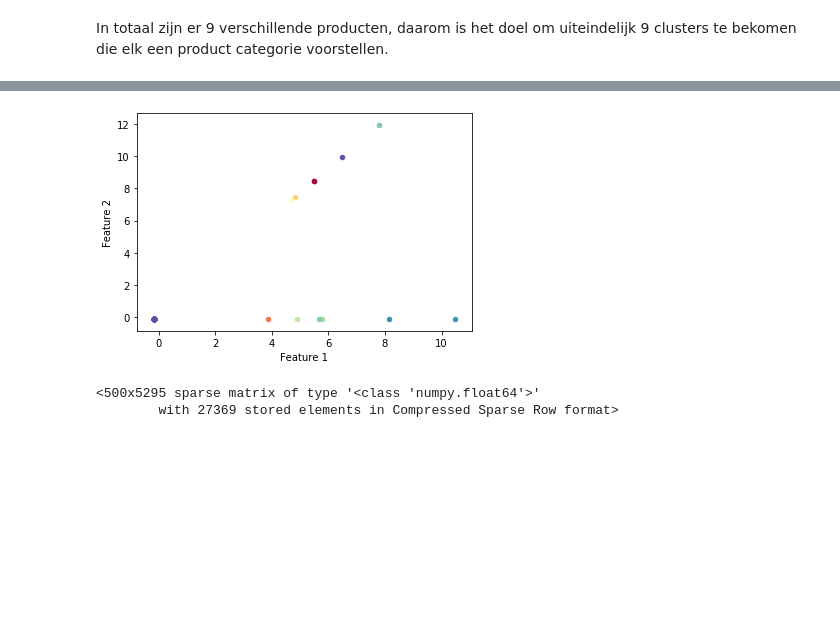
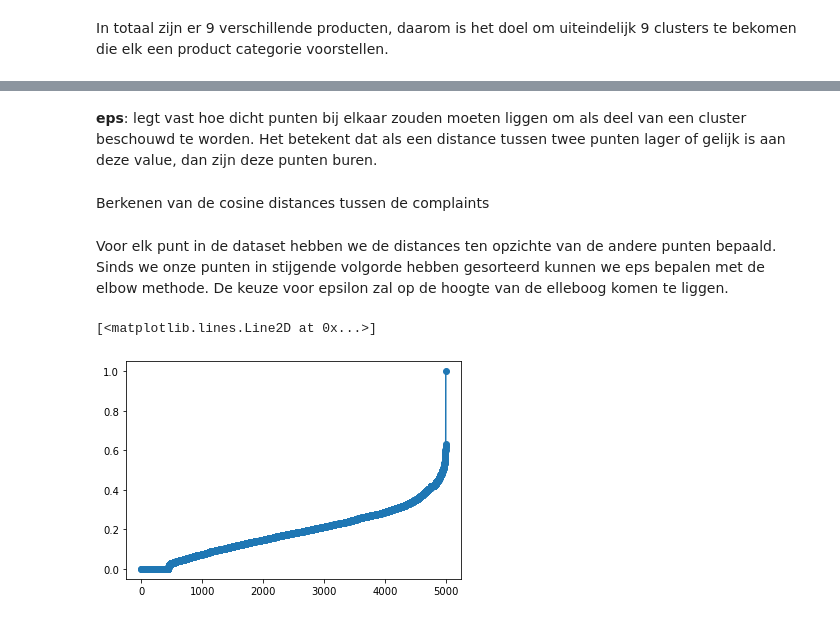
Before and after one commit to WouterStemgee/applied-machine-learning-consumer-complaints-database, a Jupyter notebook: sprint2_unsupervised-learning/sprint2_Lucas.ipynb, the cells around one changed output, grey strips where cells are left out. Cells and saved outputs as stored; diff of their text form; code cells hidden in the pictures; blank space fills up the shorter version.

```diff
--- a/sprint2_unsupervised-learning/sprint2_Lucas.ipynb
+++ b/sprint2_unsupervised-learning/sprint2_Lucas.ipynb
@@ -66,3 +76,2 @@ def clean_string(string):
-# %%
-complaints_df['Narrative_clean'] = complaints_df['Narrative'].apply(clean_string)
-complaints_df['Narrative_clean_tokenized'] = complaints_df['Narrative'].apply(clean_tokenized)
+# %%
+complaints_df['Narrative_Processed'] = complaints_df['Narrative'].apply(processing)
@@ -69,19 +89,22 @@ complaints_df['Narrative_clean_tokenized'] = complaints_df['Narrative'].apply(cl
 # %%
 from sklearn.feature_extraction.text import TfidfVectorizer
 
-tokens = complaints_df['Narrative_clean_tokenized'].astype('str')
+tokens = complaints_df['Narrative_Processed'].astype('str')
 
 #woorden die in meer dan 95% van de narratives voorkomen en woorden die in 5 of minder narratives voorkomen negeren
 #ook bigrams in rekening nemen
-tfidf_vectorizer = TfidfVectorizer(ngram_range=(1,2),
-                                    min_df = 2,
-                                    max_df = .10)
+tfidf_vectorizer = TfidfVectorizer(ngram_range=(1,3),
+                                    min_df = 20,
+                                    max_df = .50,
+                                    max_features=50 )
 
 #dit zijn alle features
 X = tfidf_vectorizer.fit_transform(tokens)
+X_array = X.toarray()
 #target
 y = complaints_df.head(10000)['Product'].values
 
-print(X.shape)
-print(y.shape)
+# print(X.shape)
+#print(y.shape)
+print(X.toarray())
 # %% [output]
@@ -182,3 +138,24 @@ KMeans is gevoelig aan outliers, daarom wordt gewerkt met een methode die deze b
+# %% [markdown]
+**eps**: legt vast hoe dicht punten bij elkaar zouden moeten liggen om als deel van een cluster beschouwd te worden. Het betekent dat als een distance tussen twee punten lager of gelijk is aan deze value, dan zijn deze punten buren.
+# %% [markdown]
+Berkenen van de cosine distances tussen de complaints
+# %%
+from sklearn.metrics.pairwise import linear_kernel
+cosine_similarities=[]
+for i in range(1,X.shape[0]+1):
+    cosine_similarities.append(linear_kernel(X[i-1:i], X).flatten())
+dist_df=pd.DataFrame(cosine_similarities)
+# %% [markdown]
+Voor elk punt in de dataset hebben we de distances ten opzichte van de andere punten bepaald.
+Sinds we onze punten in stijgende volgorde hebben gesorteerd kunnen we eps bepalen met de elbow methode.
+De keuze voor epsilon zal op de hoogte van de elleboog komen te liggen.
+# %%
+import matplotlib.pyplot as plt
+dist_df_sorted = dist_df.sort_values([0], ascending = (True))
+plt.plot(range(0,X.shape[0]), dist_df_sorted[0],marker='o')
+# %% [output]
+[<matplotlib.lines.Line2D at 0x...>]
+[figure, added]
 # %%
 from sklearn.cluster import DBSCAN
 import numpy as np
@@ -186,9 +165,0 @@ clustering = DBSCAN(eps=0.5, min_samples=1).fit(X_scaled)
-# %%
-plotClusters2D(X_scaled,clustering.labels_)
-# %% [output]
-[figure, removed]
-# %%
-X
-# %% [output]
-<500x5295 sparse matrix of type '<class 'numpy.float64'>'
-        with 27369 stored elements in Compressed Sparse Row format>
```
Also changed, not shown: parts of 39 cells of this notebook.
